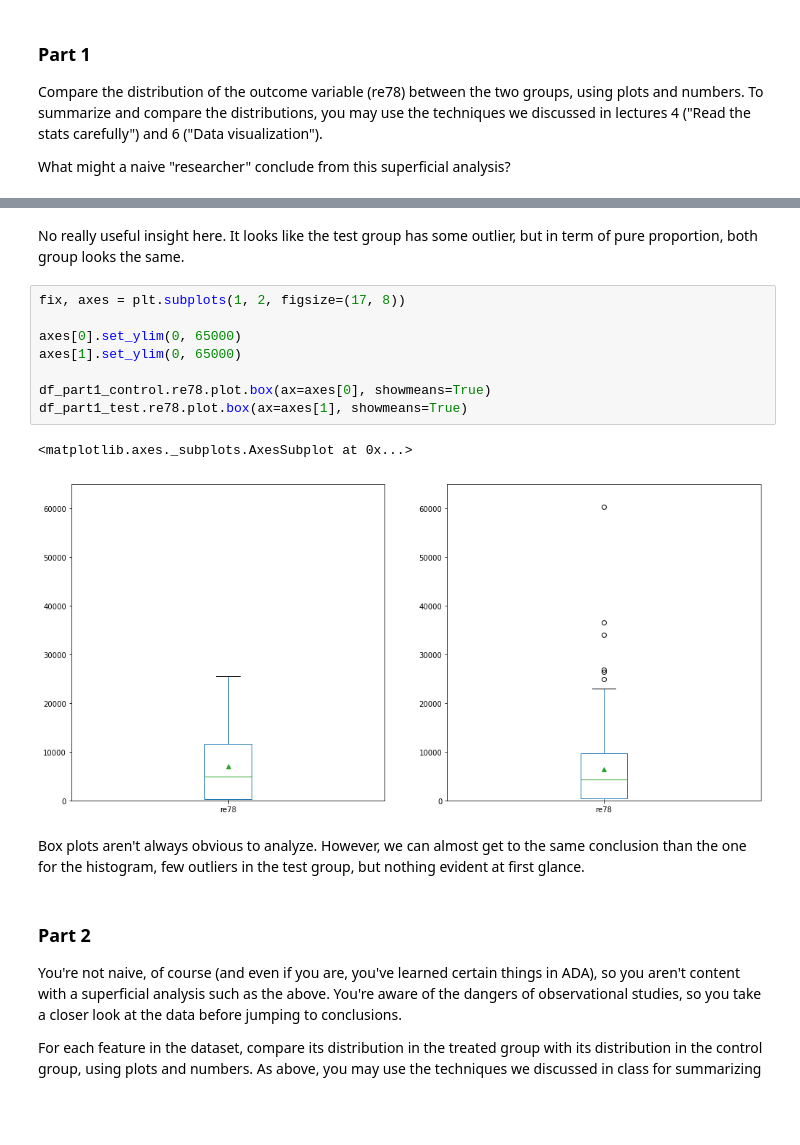
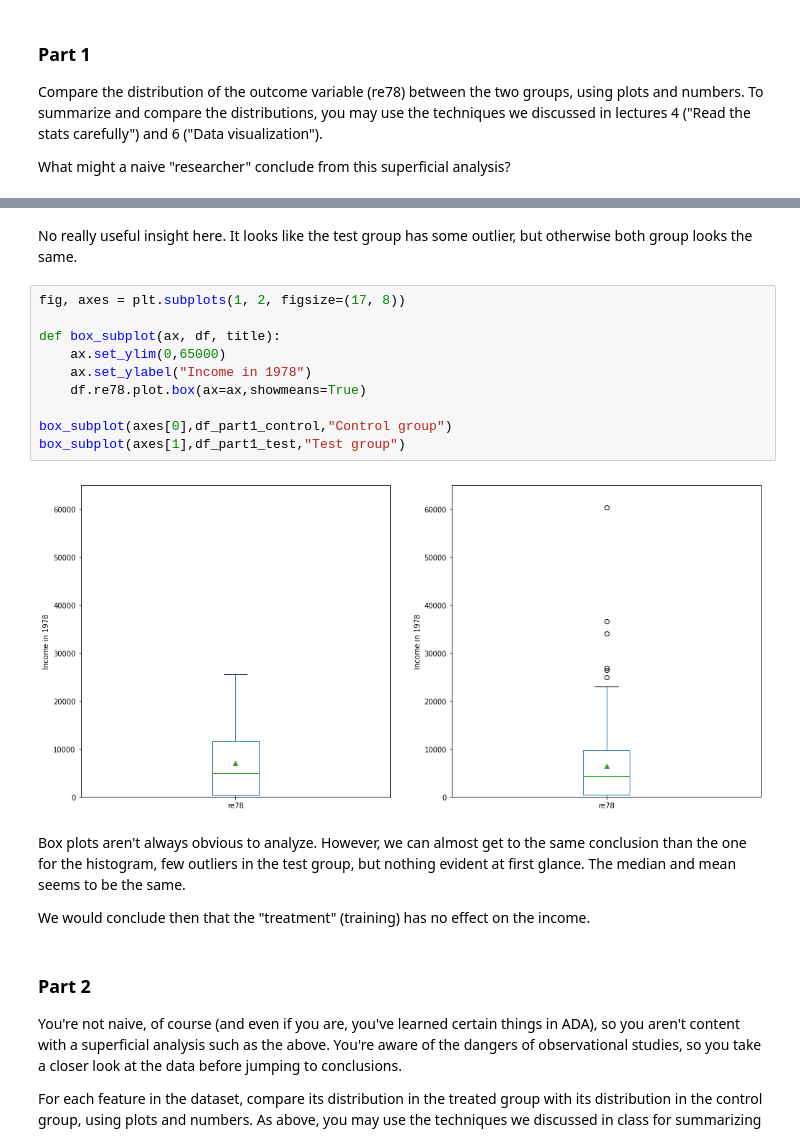
Before and after one commit to AWehenkel/ADA-2017, a Jupyter notebook: 04 - Applied ML/Homework 4.ipynb, the cells around one changed output, grey strips where cells are left out. Drawn from its saved outputs; the diff is of its cells as text; blank space fills up the shorter version.

```diff
--- a/04 - Applied ML/Homework 4.ipynb
+++ b/04 - Applied ML/Homework 4.ipynb
@@ -67,18 +72,21 @@ axes[1].bar(edges[:-1], results*binWidth, binWidth)
 # %% [markdown]
-No really useful insight here. It looks like the test group has some outlier, but in term of pure proportion, both group looks the same.
+No really useful insight here. It looks like the test group has some outlier, but otherwise both group looks the same.
 # %%
-fix, axes = plt.subplots(1, 2, figsize=(17, 8))
+fig, axes = plt.subplots(1, 2, figsize=(17, 8))
 
-axes[0].set_ylim(0, 65000)
-axes[1].set_ylim(0, 65000)
+def box_subplot(ax, df, title):
+    ax.set_ylim(0,65000)
+    ax.set_ylabel("Income in 1978")
+    df.re78.plot.box(ax=ax,showmeans=True)
 
-df_part1_control.re78.plot.box(ax=axes[0], showmeans=True)
-df_part1_test.re78.plot.box(ax=axes[1], showmeans=True)
+box_subplot(axes[0],df_part1_control,"Control group")
+box_subplot(axes[1],df_part1_test,"Test group")
 # %% [output]
-<matplotlib.axes._subplots.AxesSubplot at 0x...>
-[figure, old version]
+[figure, new version]
 # %% [markdown]
-Box plots aren't always obvious to analyze. However, we can almost get to the same conclusion than the one for the histogram, few outliers in the test group, but nothing evident at first glance.
+Box plots aren't always obvious to analyze. However, we can almost get to the same conclusion than the one for the histogram, few outliers in the test group, but nothing evident at first glance. The median and mean seems to be the same.
+
+We would conclude then that the "treatment" (training) has no effect on the income.
 # %% [markdown]
 ### Part 2
 
```
Also changed, not shown: parts of 32 cells of this notebook, 5 other files.
